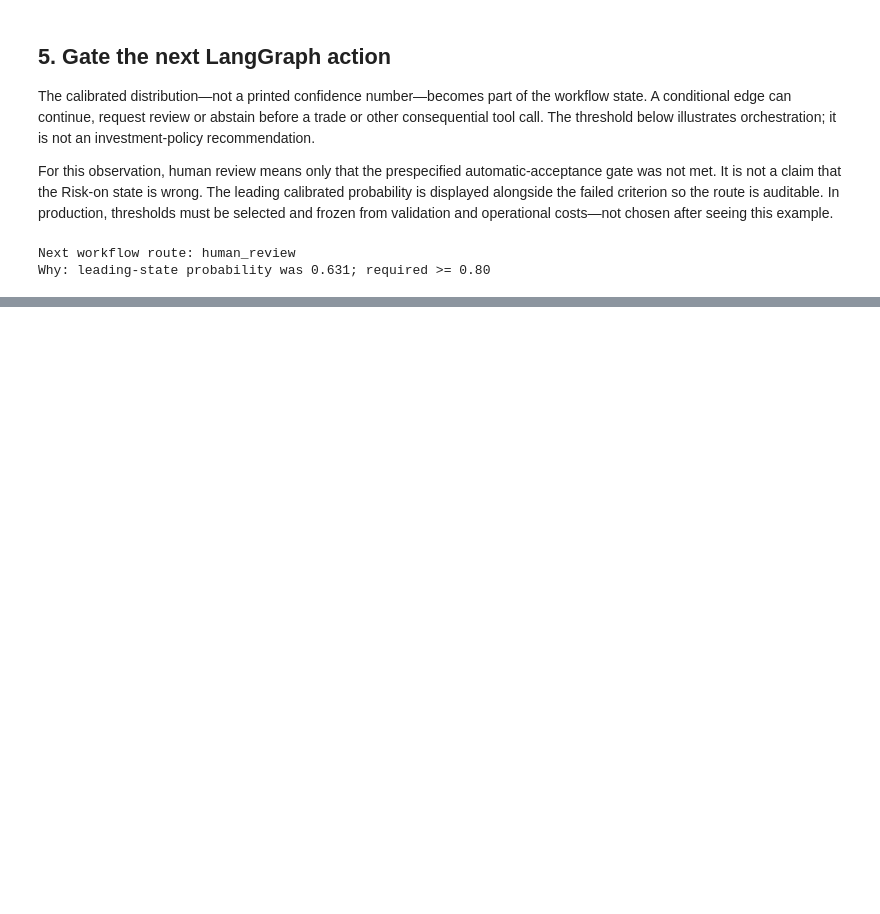
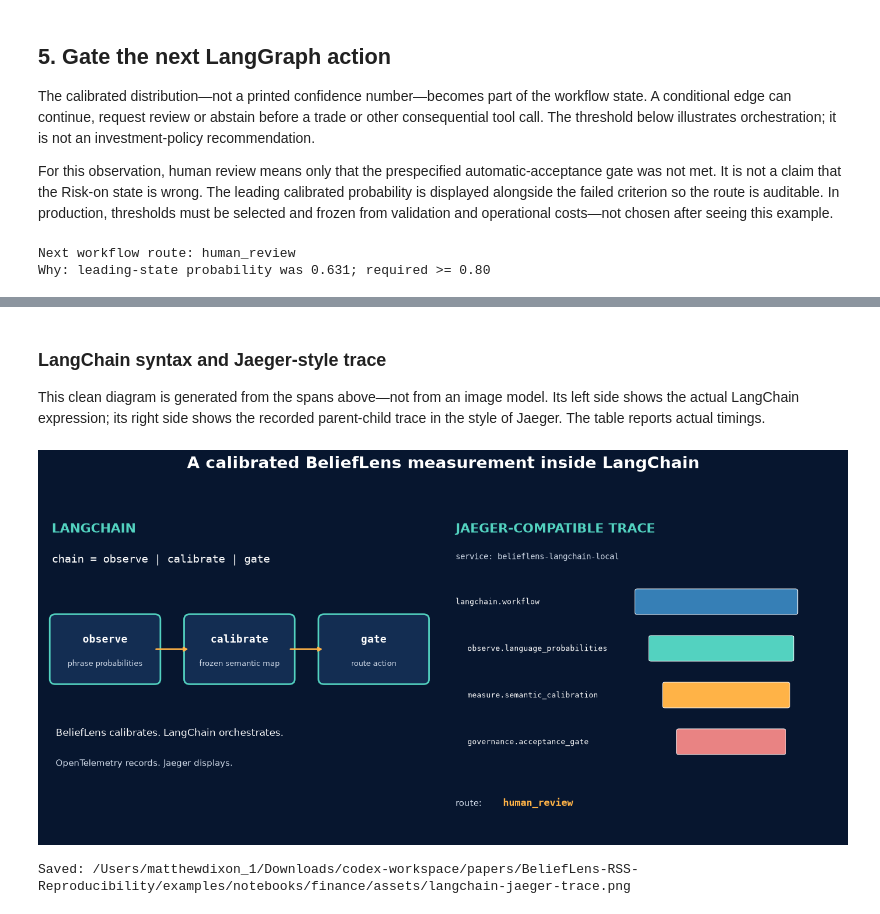
Before and after one commit to mfrdixon/BeliefLens-RSS-Reproducibility, a Jupyter notebook: examples/notebooks/finance/BeliefLens_LangChain_measurement.ipynb, the cells around one changed output, grey strips where cells are left out. Drawn from its saved outputs; the diff is of its cells as text; code cells hidden in the pictures; blank space fills up the shorter version.

Commit message:
Add executable LangChain OpenTelemetry trace example

```diff
--- a/examples/notebooks/finance/BeliefLens_LangChain_measurement.ipynb
+++ b/examples/notebooks/finance/BeliefLens_LangChain_measurement.ipynb
@@ -232,0 +306,33 @@ Why: leading-state probability was 0.631; required >= 0.80
+# %% [markdown]
+### LangChain syntax and Jaeger-style trace
+
+This clean diagram is generated from the spans above—not from an image model. Its left side shows the actual LangChain expression; its right side shows the recorded parent-child trace in the style of Jaeger. The table reports actual timings.
+# %%
+import matplotlib.pyplot as plt
+from matplotlib.patches import FancyBboxPatch
+fig,(a,b)=plt.subplots(1,2,figsize=(14,7)); fig.patch.set_facecolor('#07162f')
+for ax in (a,b): ax.set_facecolor('#07162f'); ax.axis('off')
+a.text(.02,.92,'LANGCHAIN',color='#53d2c0',size=16,weight='bold')
+a.text(.02,.83,'chain = observe | calibrate | gate',color='white',size=14,family='monospace')
+items=[(.03,'observe','phrase probabilities'),(.37,'calibrate','frozen semantic map'),(.71,'gate','route action')]
+for x,t,s in items:
+ a.add_patch(FancyBboxPatch((x,.48),.25,.18,boxstyle='round,pad=.015',facecolor='#132d52',edgecolor='#53d2c0',lw=2))
+ a.text(x+.125,.59,t,ha='center',color='white',size=13,weight='bold',family='monospace'); a.text(x+.125,.52,s,ha='center',color='#d4deec',size=9)
+for x,y in [(.28,.37),(.62,.71)]: a.annotate('',(y,.57),(x,.57),arrowprops={'arrowstyle':'->','color':'#ffb347','lw':2})
+a.text(.03,.31,'BeliefLens calibrates. LangChain orchestrates.',color='white',size=12)
+a.text(.03,.22,'OpenTelemetry records. Jaeger displays.',color='#d4deec',size=11)
+b.text(.02,.92,'JAEGER-COMPATIBLE TRACE',color='#53d2c0',size=16,weight='bold')
+b.text(.02,.84,'service: belieflens-langchain-local',color='#d4deec',size=10,family='monospace')
+order=['langchain.workflow','observe.language_probabilities','measure.semantic_calibration','governance.acceptance_gate']
+colors=['#367fb6','#53d2c0','#ffb347','#e98383']
+for i,(name,col) in enumerate(zip(order,colors)):
+ y=.68-i*.14; b.text(.02+(.03 if i else 0),y+.025,name,color='white',size=9.5,family='monospace')
+ b.add_patch(FancyBboxPatch((.48+i*.035,y),.40-i*.045,.065,boxstyle='round,pad=.006',facecolor=col,edgecolor='white',lw=.7))
+b.text(.02,.10,'route:',color='#d4deec',size=11); b.text(.14,.10,traced_result['route'],color='#ffb347',size=12,weight='bold',family='monospace')
+fig.suptitle('A calibrated BeliefLens measurement inside LangChain',color='white',size=20,weight='bold')
+fig.tight_layout(rect=(0,.02,1,.94))
+path=ROOT/'assets'/'langchain-jaeger-trace.png'; fig.savefig(path,dpi=180,facecolor=fig.get_facecolor(),bbox_inches='tight'); plt.show()
+print('Saved:',path.resolve())
+# %% [output]
+[figure, added]
+Saved: /Users/matthewdixon_1/Downloads/codex-workspace/papers/BeliefLens-RSS-Reproducibility/examples/notebooks/finance/assets/langchain-jaeger-trace.png
```
Also changed, not shown: parts of 7 cells of this notebook, 1 other file.
